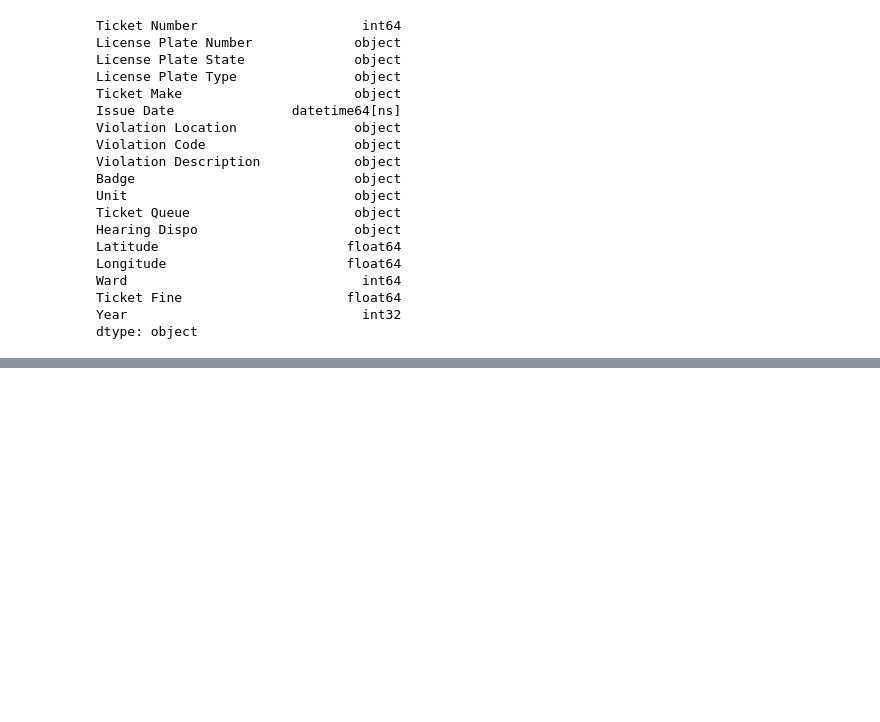
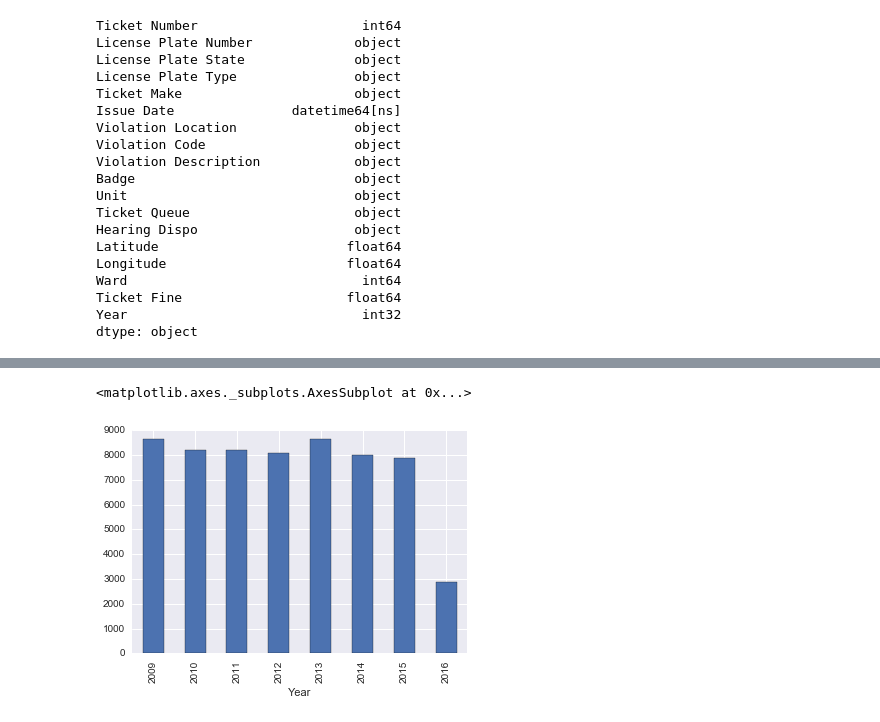
Before and after one commit to TaxiDriverJusticeProject/taxi-parking-tickets, a Jupyter notebook: Total Taxi Ticket Cost.ipynb, the cells around one changed output, grey strips where cells are left out. Saved outputs shown, nothing was run; the diff lists cells and outputs as text; code cells hidden in the pictures; blank space fills up the shorter version.

Commit message:
updates to number of taxis overall for mean and challenge rate per taxi

```diff
--- a/Total Taxi Ticket Cost.ipynb
+++ b/Total Taxi Ticket Cost.ipynb
@@ -278,0 +284,4 @@ Mean yearly total fines per plate number from 2009 to March 10, 2016: 289.765159
+# %%
+taxis_per_year = pd.DataFrame(taxi_ticket_fines.groupby(['License Plate Number', 'Year'])['License Plate Number'].count())
+taxis_per_year = taxis_per_year.rename(columns={'License Plate Number': 'Plate Number'}).reset_index()
+taxis_per_year.head()
@@ -278,0 +295,3 @@ Mean yearly total fines per plate number from 2009 to March 10, 2016: 289.765159
+# %%
+taxis_per_year.sort_values(by='Plate Number', ascending=False, inplace=True)
+taxis_per_year.head()
@@ -278,0 +305,6 @@ Mean yearly total fines per plate number from 2009 to March 10, 2016: 289.765159
+# %%
+year_counts = taxis_per_year.groupby(['Year'])['Year'].count()
+year_counts.plot(kind='bar')
+# %% [output]
+<matplotlib.axes._subplots.AxesSubplot at 0x...>
+[figure, added]
```
Also changed, not shown: parts of 8 cells of this notebook, 1 other file.
